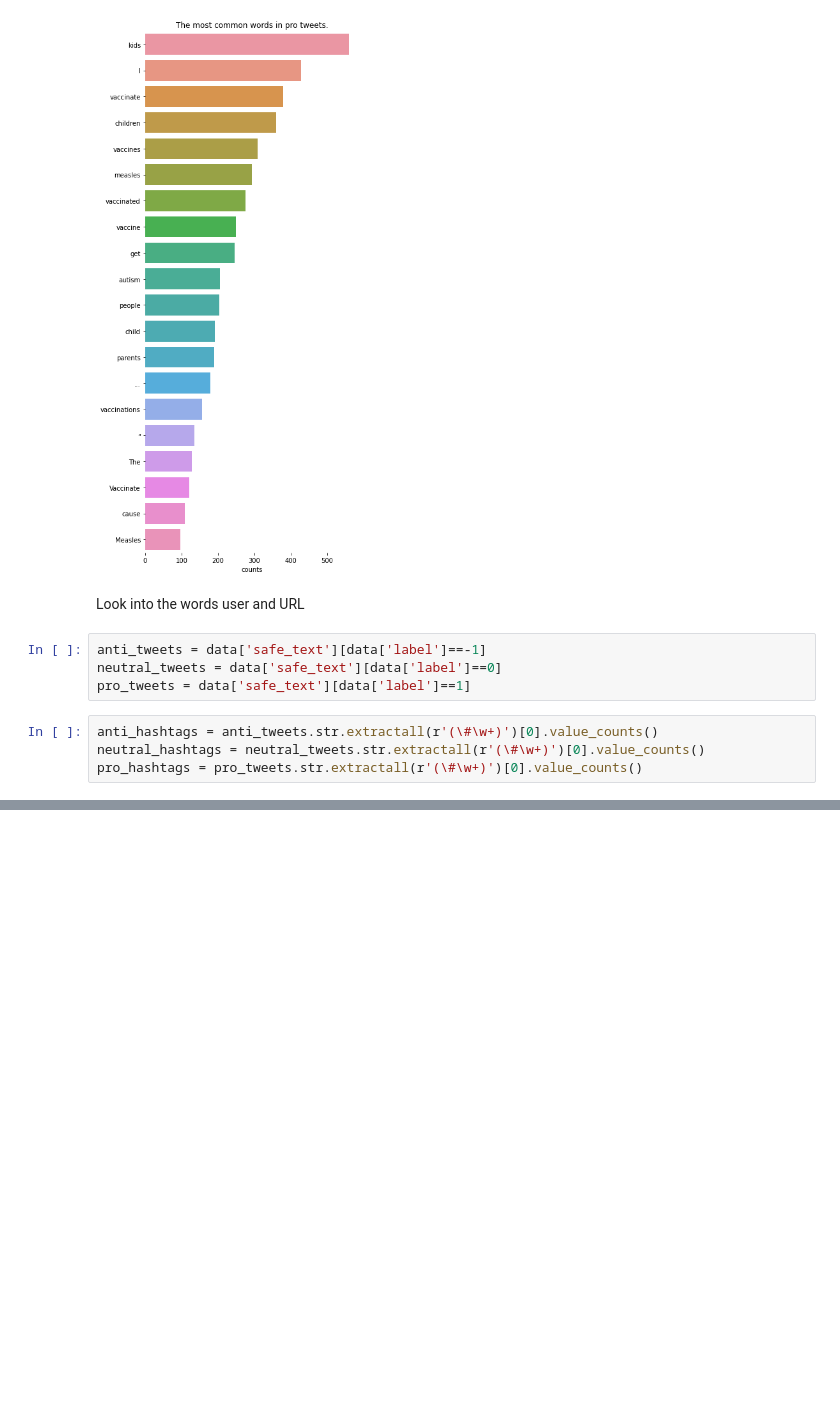
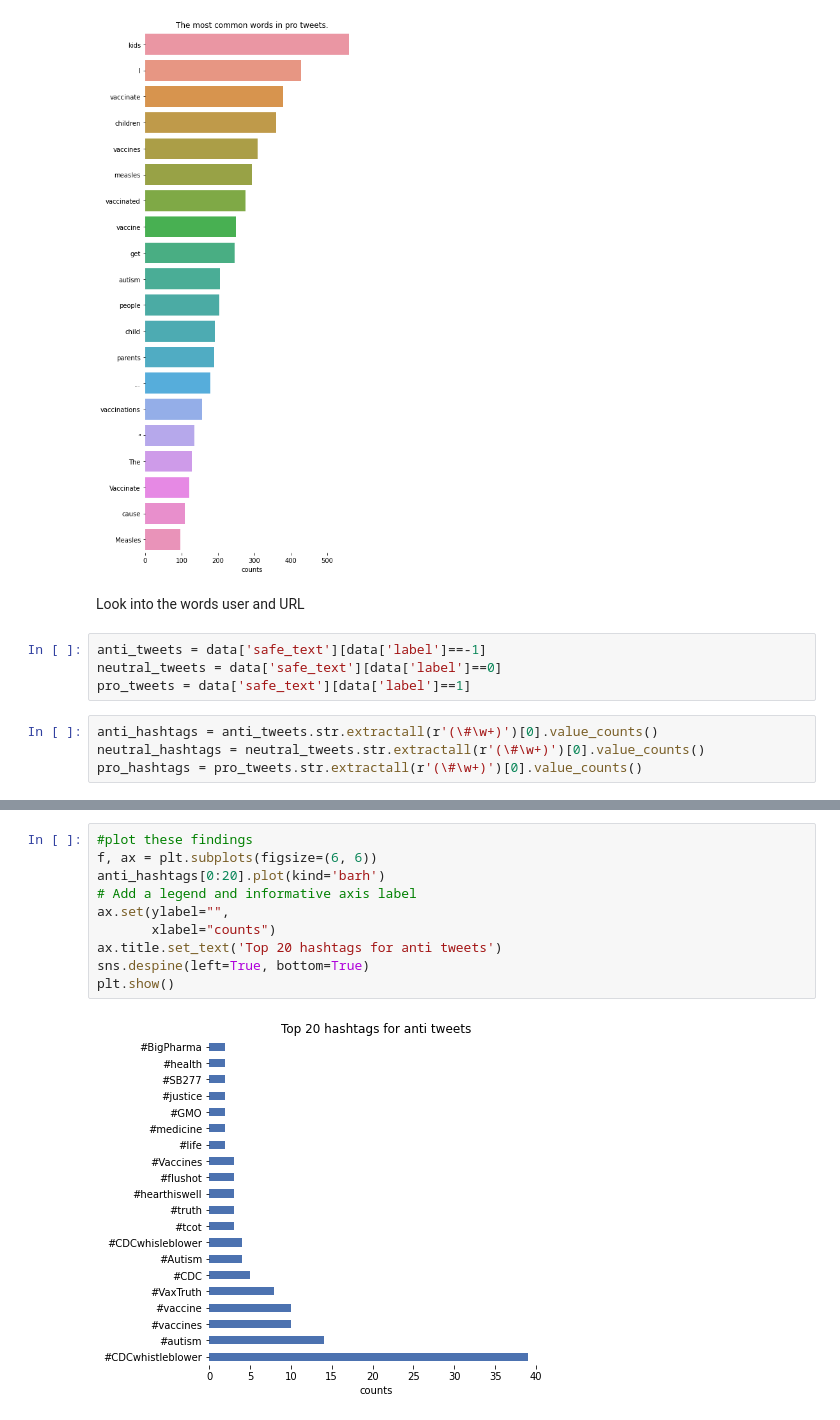
Before and after one commit to monicafar147/To-vaccinate-or-not-, a Jupyter notebook: main.ipynb, the cells around one changed output, grey strips where cells are left out. Saved outputs shown, nothing was run; the diff lists cells and outputs as text; blank space fills up the shorter version.

Commit message:
plot top 20 hashtags

```diff
--- a/main.ipynb
+++ b/main.ipynb
@@ -310,0 +332,12 @@ Name: 0, Length: 580, dtype: int64
+# %%
+#plot these findings
+f, ax = plt.subplots(figsize=(6, 6))
+anti_hashtags[0:20].plot(kind='barh')
+# Add a legend and informative axis label
+ax.set(ylabel="",
+       xlabel="counts")
+ax.title.set_text('Top 20 hashtags for anti tweets')
+sns.despine(left=True, bottom=True)
+plt.show()
+# %% [output]
+[figure, added]
```
Also changed, not shown: parts of 8 cells of this notebook.
